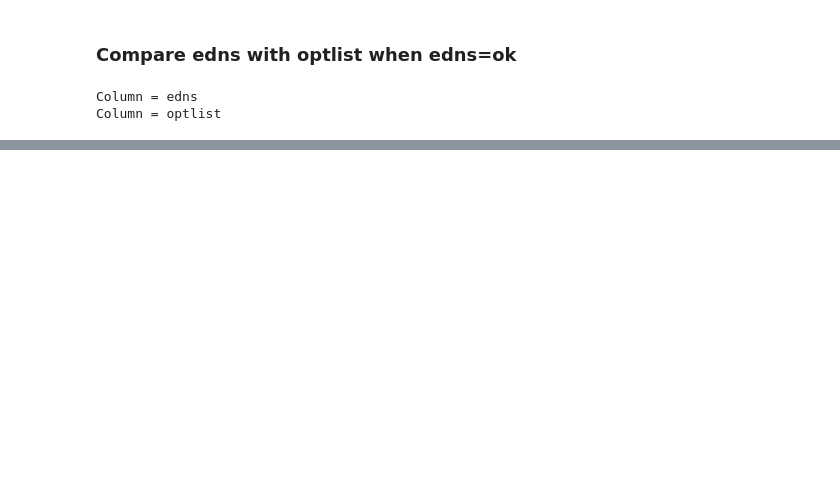
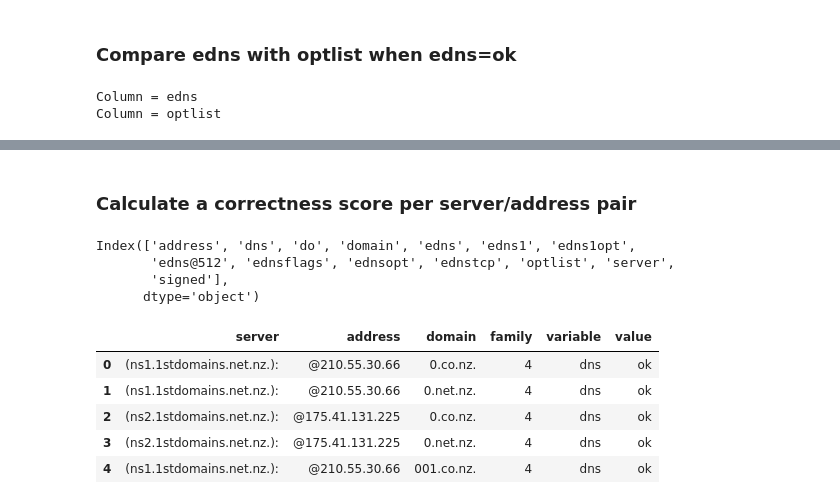
Before and after one commit to InternetNZ/edns-compliance-parser, a Jupyter notebook: analysis/Analyze EDNS compliance results.ipynb, the cells around one changed output, grey strips where cells are left out. Drawn from its saved outputs; the diff is of its cells as text; code cells hidden in the pictures; blank space fills up the shorter version.

```diff
--- a/analysis/Analyze EDNS compliance results.ipynb
+++ b/analysis/Analyze EDNS compliance results.ipynb
@@ -245,0 +246,9 @@ plot_comparison(data=s_optlist, title='edns vs optlist -- %s', figfile='%s-edns-
+# %% [markdown]
+### Calculate a correctness score per server/address pair
+# %%
+d.columns
+# %% [output]
+Index(['address', 'dns', 'do', 'domain', 'edns', 'edns1', 'edns1opt',
+       'edns@512', 'ednsflags', 'ednsopt', 'ednstcp', 'optlist', 'server',
+       'signed'],
+      dtype='object')
@@ -245,0 +262,9 @@ plot_comparison(data=s_optlist, title='edns vs optlist -- %s', figfile='%s-edns-
+# %%
+d2.head(5)
+# %% [output]
+|  | server | address | domain | family | variable | value |
+| 0 | (ns1.1stdomains.net.nz.): | @210.55.30.66 | 0.co.nz. | 4 | dns | ok |
+| 1 | (ns1.1stdomains.net.nz.): | @210.55.30.66 | 0.net.nz. | 4 | dns | ok |
+| 2 | (ns2.1stdomains.net.nz.): | @175.41.131.225 | 0.co.nz. | 4 | dns | ok |
+| 3 | (ns2.1stdomains.net.nz.): | @175.41.131.225 | 0.net.nz. | 4 | dns | ok |
+| 4 | (ns1.1stdomains.net.nz.): | @210.55.30.66 | 001.co.nz. | 4 | dns | ok |
```
Also changed, not shown: parts of 20 cells of this notebook.
